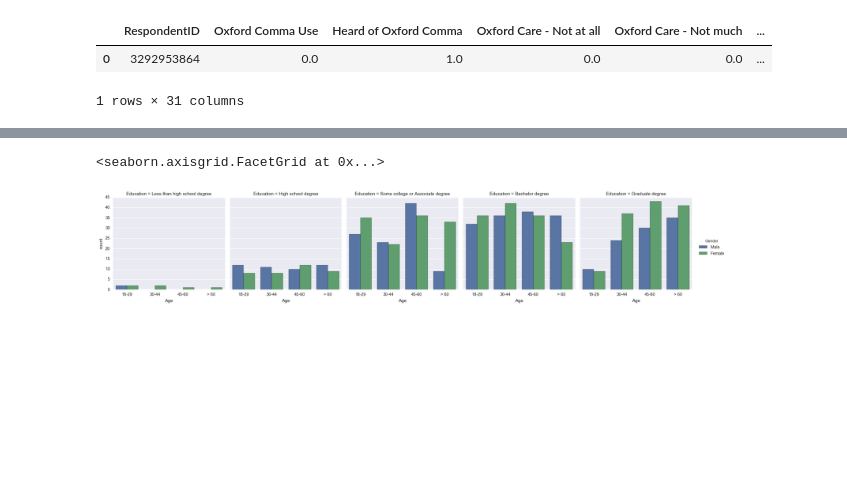
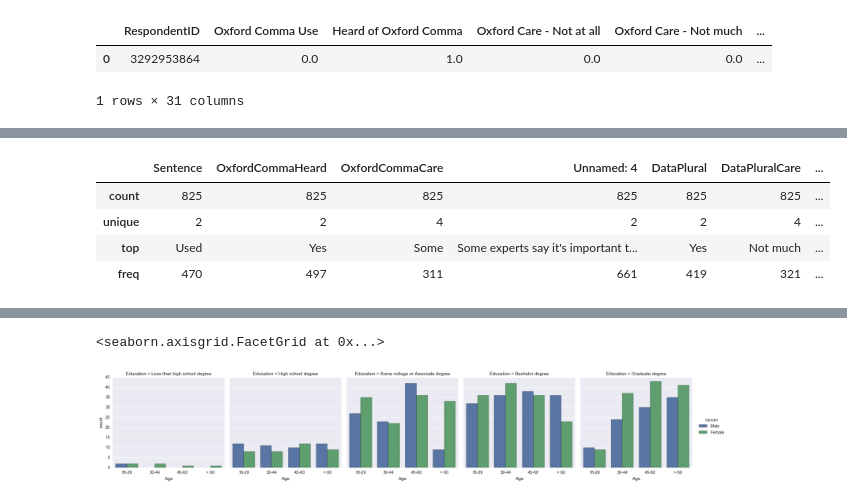
Before and after one commit to Moose2046/MAN6915, a Jupyter notebook: Group Project/Cleaning Dataset.ipynb, the cells around one changed output, grey strips where cells are left out. Drawn from its saved outputs; the diff is of its cells as text; code cells hidden in the pictures; blank space fills up the shorter version.

```diff
--- a/Group Project/Cleaning Dataset.ipynb
+++ b/Group Project/Cleaning Dataset.ipynb
@@ -70,3 +70,12 @@ comma.head()
+# %%
+#explore data
+comma.describe(include=['O'])
+# %% [output]
+|  | Sentence | OxfordCommaHeard | OxfordCommaCare | Unnamed: 4 | DataPlural | DataPluralCare | ... |
+| count | 825 | 825 | 825 | 825 | 825 | 825 | ... |
+| unique | 2 | 2 | 4 | 2 | 2 | 4 | ... |
+| top | Used | Yes | Some | Some experts say it's important t... | Yes | Not much | ... |
+| freq | 470 | 497 | 311 | 661 | 419 | 321 | ... |
 # %%
 sns.countplot(x="Age", data=comma, hue = 'Sentence', order = ['18-29', '30-44', '45-60', '> 60']);
 # %% [output]
```
Also changed, not shown: parts of 5 cells of this notebook.
